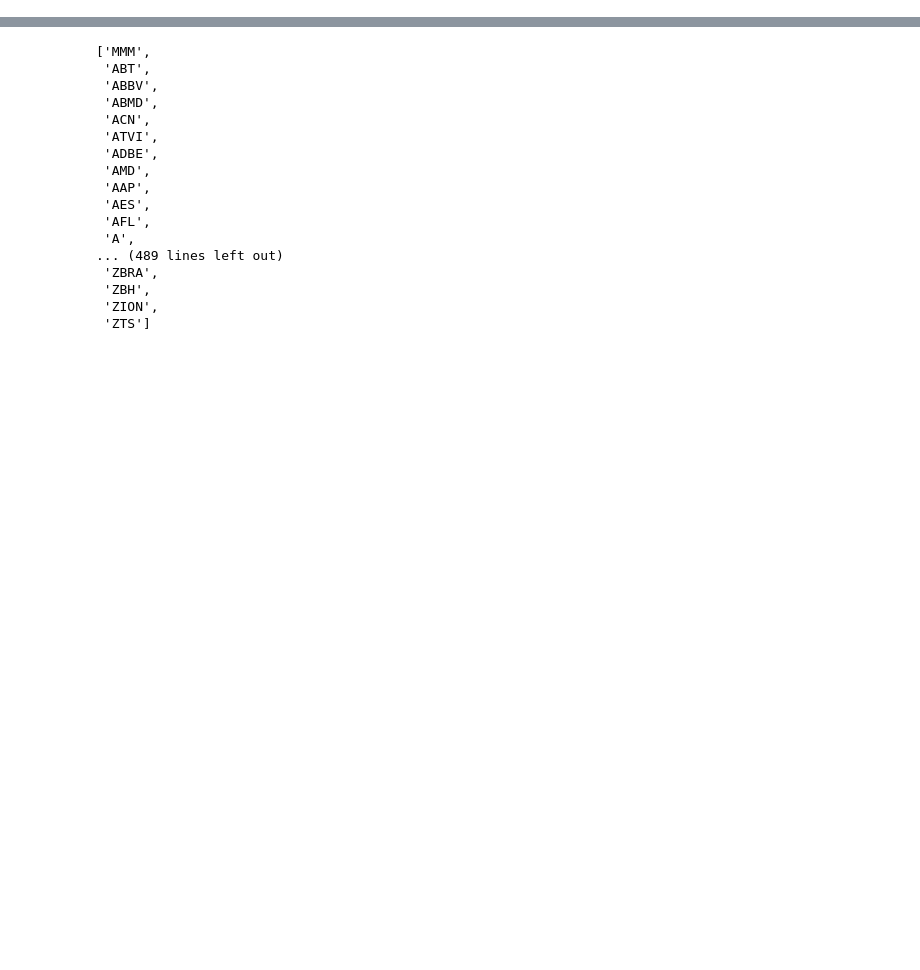
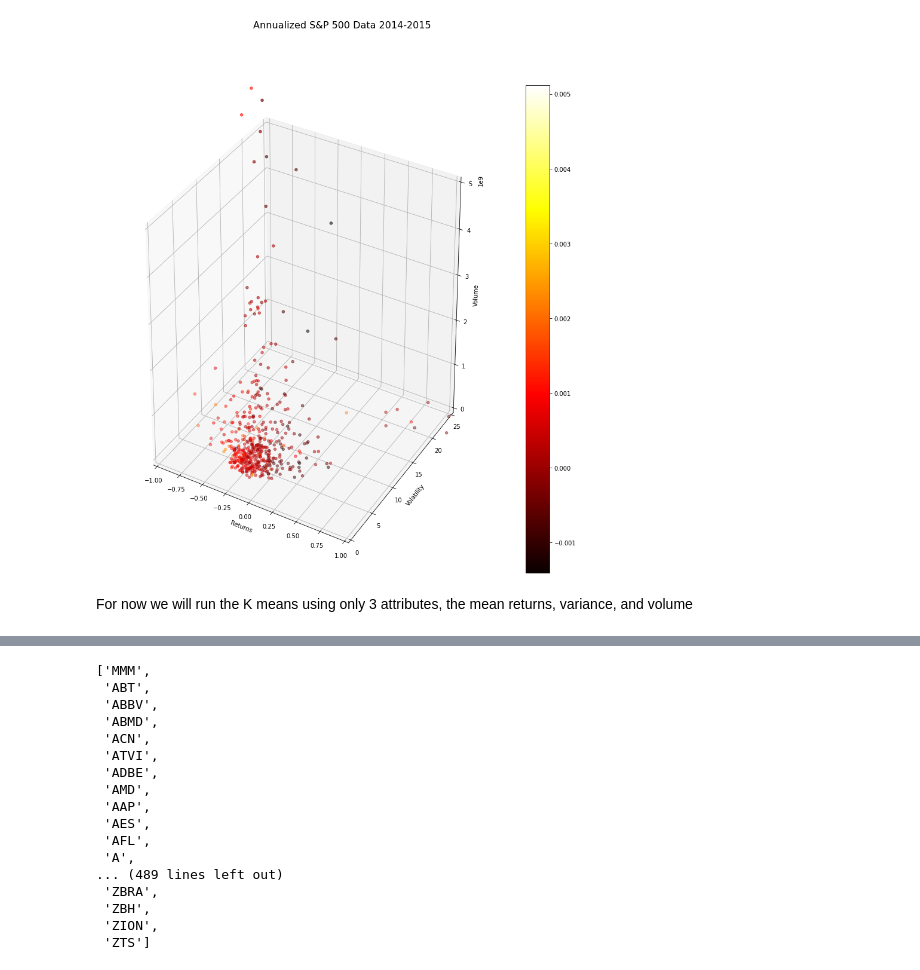
Before and after one commit to CAP4770-group9-project/final-project, a Jupyter notebook: final_notebook.ipynb, the cells around one changed output, grey strips where cells are left out. Drawn from its saved outputs; the diff is of its cells as text; code cells hidden in the pictures; blank space fills up the shorter version.

```diff
--- a/final_notebook.ipynb
+++ b/final_notebook.ipynb
@@ -15,0 +80,7 @@ The stock names can be found by obtaining an array of all the stocks in the S&P
+# %%
+#get full training data set
+trainData = stocksData[(stocksData['DateTime'] > '2010-03-26') & (stocksData['DateTime'] < '2015-03-26')]
+
+#get training data set for 2015
+trainData2015 = stocksData[(stocksData['DateTime'] > '2014-03-26') & (stocksData['DateTime'] < '2015-03-26')]
+print(trainData2015)
@@ -15,0 +146,8 @@ The stock names can be found by obtaining an array of all the stocks in the S&P
+# %%
+#group day for 2015 data
+grouped_day_stocks = []
+grouped_day = []
+
+for i in range(0, len(availableStocks)):
+  grouped_day_stocks.append(trainData2015[trainData2015['Symbol'] == availableStocks[i]])
+  grouped_day.append(grouped_day_stocks[i].groupby(lambda x: grouped_day_stocks[i]['DateTime'][x]))
@@ -15,0 +292,4 @@ The stock names can be found by obtaining an array of all the stocks in the S&P
+# %%
+#Concatenating the returns and variances and volume into a single data-frame
+ret_var_vol_ocDiff = annualized_data.drop(['HighLowDiff'], axis=1)
+print(ret_var_vol_ocDiff)
@@ -15,0 +311,29 @@ The stock names can be found by obtaining an array of all the stocks in the S&P
+# %%
+from mpl_toolkits.mplot3d import Axes3D
+import matplotlib.pyplot as plt
+import numpy as np
+
+#the below graph plots returns, volatility and volume on the axes and uses a heat map to display OpenCloseDiff
+fig = plt.figure(figsize=(15,15))
+ax = fig.add_subplot(111, projection='3d')
+fig.suptitle('Annualized S&P 500 Data 2014-2015', fontsize=16)
+
+x = list(ret_var_vol_ocDiff['Returns'].dropna().values)
+y = list(ret_var_vol_ocDiff['Volatility'].dropna().values)
+z = list(ret_var_vol_ocDiff['Volume'].dropna().values)
+c = list(ret_var_vol_ocDiff['OpenCloseDiff'].dropna().values)
+
+img = ax.scatter(x, y, z, c=c, cmap=plt.hot())
+fig.colorbar(img)
+ax.set_xlabel('Returns')
+ax.set_ylabel('Volatility')
+ax.set_zlabel('Volume')
+ax.set_xlim(-1,1)
+ax.set_zlim(0,.5e10)
+ax.set_ylim(0,25)
+
+plt.show()
+# %% [output]
+[figure, added]
+# %% [markdown]
+For now we will run the K means using only 3 attributes, the mean returns, variance, and volume
```
Also changed, not shown: parts of 127 cells of this notebook.
